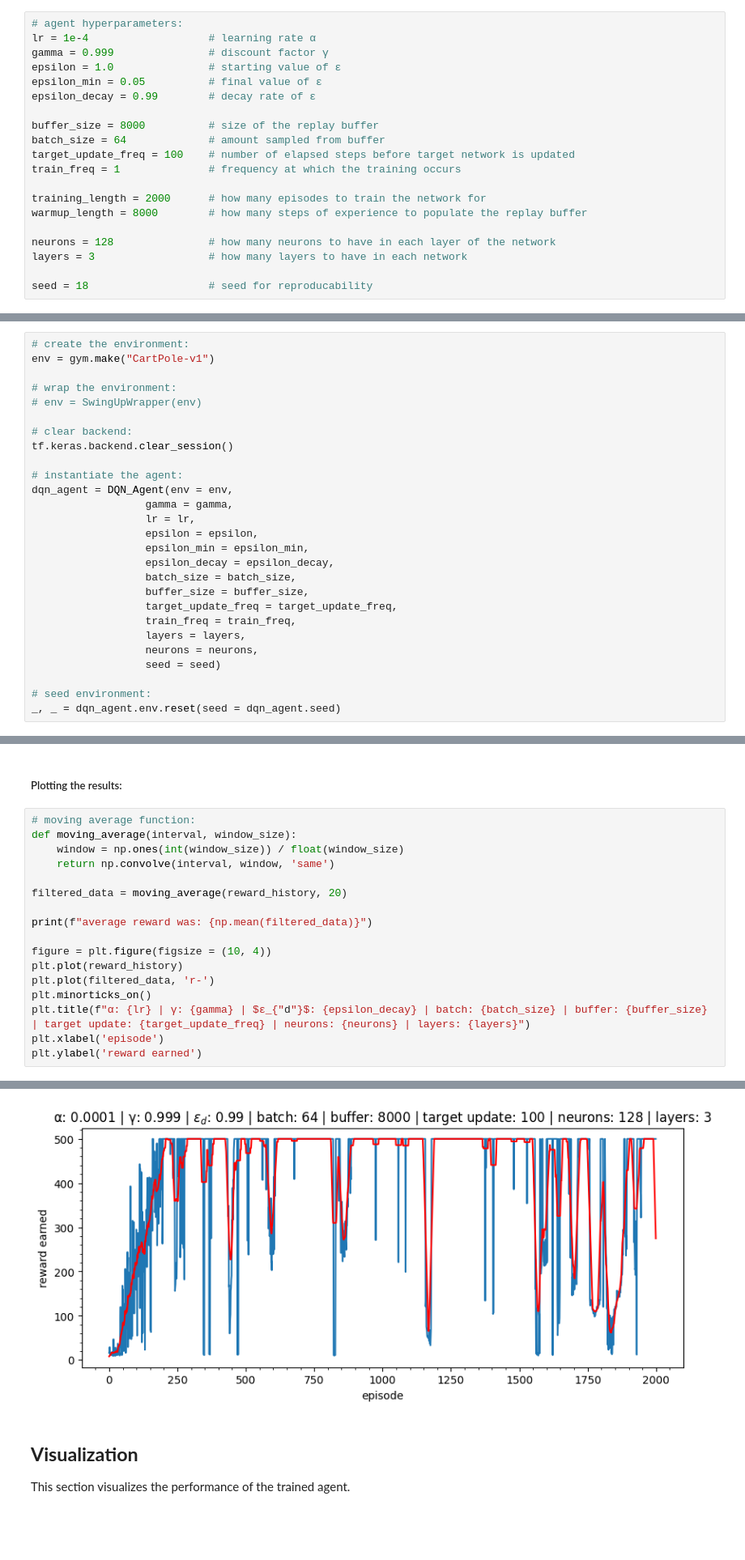
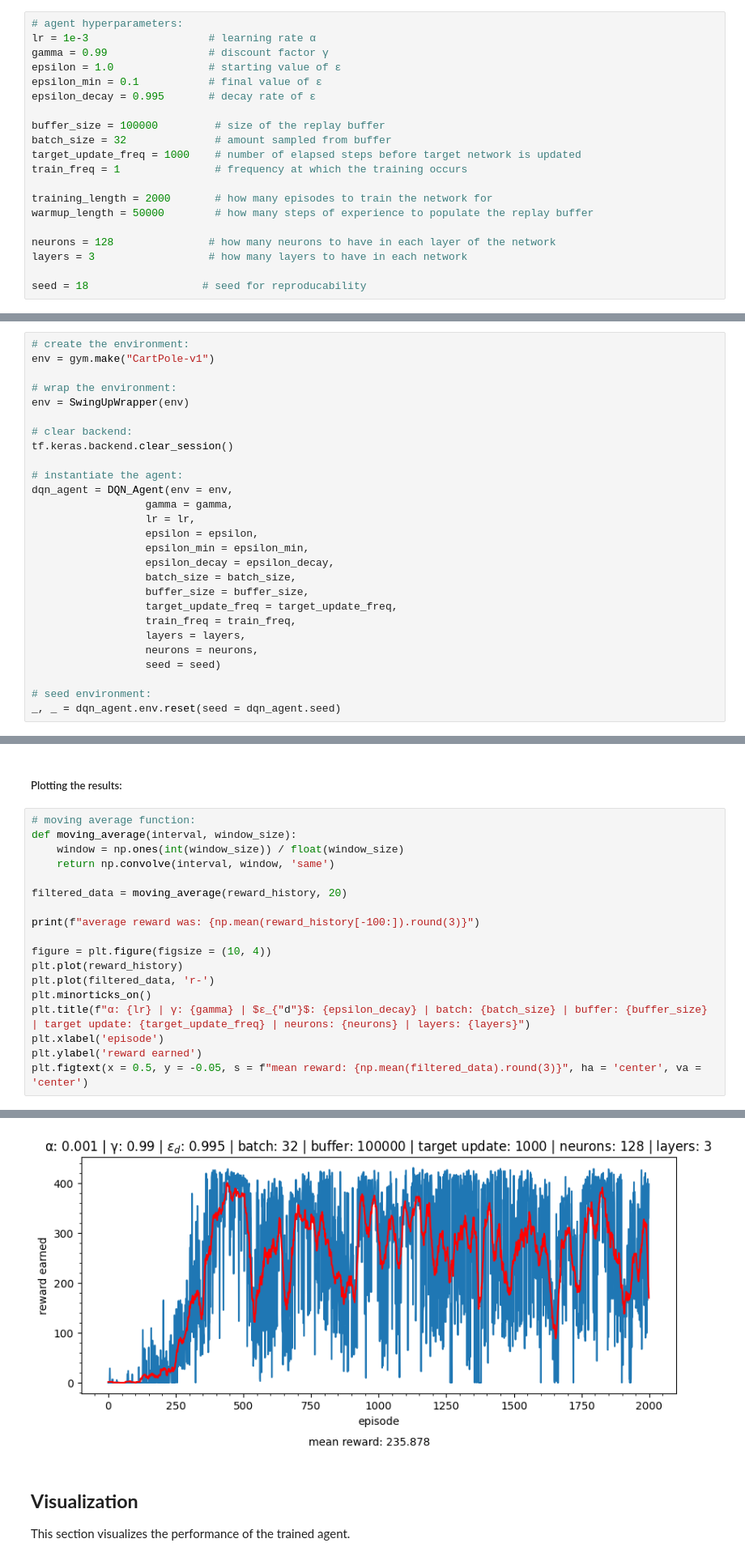
Before and after one commit to MattTidd/rl_experimentation, a Jupyter notebook: gymnasium_environments/cartpole/dqn/dqn_cartpole_training.ipynb, the cells around one changed output, grey strips where cells are left out. Shown at 81% size. Drawn from its saved outputs; the diff is of its cells as text; blank space fills up the shorter version.

Commit message:
trying to figure out best params for DQN in swingup

```diff
--- a/gymnasium_environments/cartpole/dqn/dqn_cartpole_training.ipynb
+++ b/gymnasium_environments/cartpole/dqn/dqn_cartpole_training.ipynb
@@ -243,24 +243,24 @@ This section utilizes the above DQN to create an environment and train an agent.
 ##### Specify hyperparameters:
 # %%
 # agent hyperparameters:
-lr = 1e-4                   # learning rate α
-gamma = 0.999               # discount factor γ
+lr = 1e-3                   # learning rate α
+gamma = 0.99                # discount factor γ
 epsilon = 1.0               # starting value of ε
-epsilon_min = 0.05          # final value of ε
-epsilon_decay = 0.99        # decay rate of ε
+epsilon_min = 0.1           # final value of ε
+epsilon_decay = 0.995       # decay rate of ε
 
-buffer_size = 8000          # size of the replay buffer
-batch_size = 64             # amount sampled from buffer
-target_update_freq = 100    # number of elapsed steps before target network is updated
-train_freq = 1              # frequency at which the training occurs
+buffer_size = 100000         # size of the replay buffer
+batch_size = 32              # amount sampled from buffer
+target_update_freq = 1000    # number of elapsed steps before target network is updated
+train_freq = 1               # frequency at which the training occurs
 
-training_length = 2000      # how many episodes to train the network for
-warmup_length = 8000        # how many steps of experience to populate the replay buffer
+training_length = 2000       # how many episodes to train the network for
+warmup_length = 50000        # how many steps of experience to populate the replay buffer
 
 neurons = 128               # how many neurons to have in each layer of the network
 layers = 3                  # how many layers to have in each network
 
-seed = 18                   # seed for reproducability
+seed = 18                  # seed for reproducability
 # %% [markdown]
 ##### Initialize the environment and agent:
 # %%
@@ -268,7 +268,7 @@ seed = 18                   # seed for reproducability
 env = gym.make("CartPole-v1")
 
 # wrap the environment:
-# env = SwingUpWrapper(env)
+env = SwingUpWrapper(env)
 
 # clear backend:
 tf.keras.backend.clear_session()
@@ -322,7 +322,7 @@ def moving_average(interval, window_size):
 
 filtered_data = moving_average(reward_history, 20)
 
-print(f"average reward was: {np.mean(filtered_data)}")
+print(f"average reward was: {np.mean(reward_history[-100:]).round(3)}")
 
 figure = plt.figure(figsize = (10, 4))
 plt.plot(reward_history)
@@ -331,4 +331,5 @@ plt.minorticks_on()
 plt.title(f"α: {lr} | γ: {gamma} | $ε_{"d"}$: {epsilon_decay} | batch: {batch_size} | buffer: {buffer_size} | target update: {target_update_freq} | neurons: {neurons} | layers: {layers}")
 plt.xlabel('episode')
 plt.ylabel('reward earned')
+plt.figtext(x = 0.5, y = -0.05, s = f"mean reward: {np.mean(filtered_data).round(3)}", ha = 'center', va = 'center')
 # %% [output]
@@ -337,4 +338,4 @@ Text(0, 0.5, 'reward earned')
-[figure, old version]
+[figure, new version]
 # %% [markdown]
 ## **Visualization**
 
```
Also changed, not shown: parts of 3 cells of this notebook.
